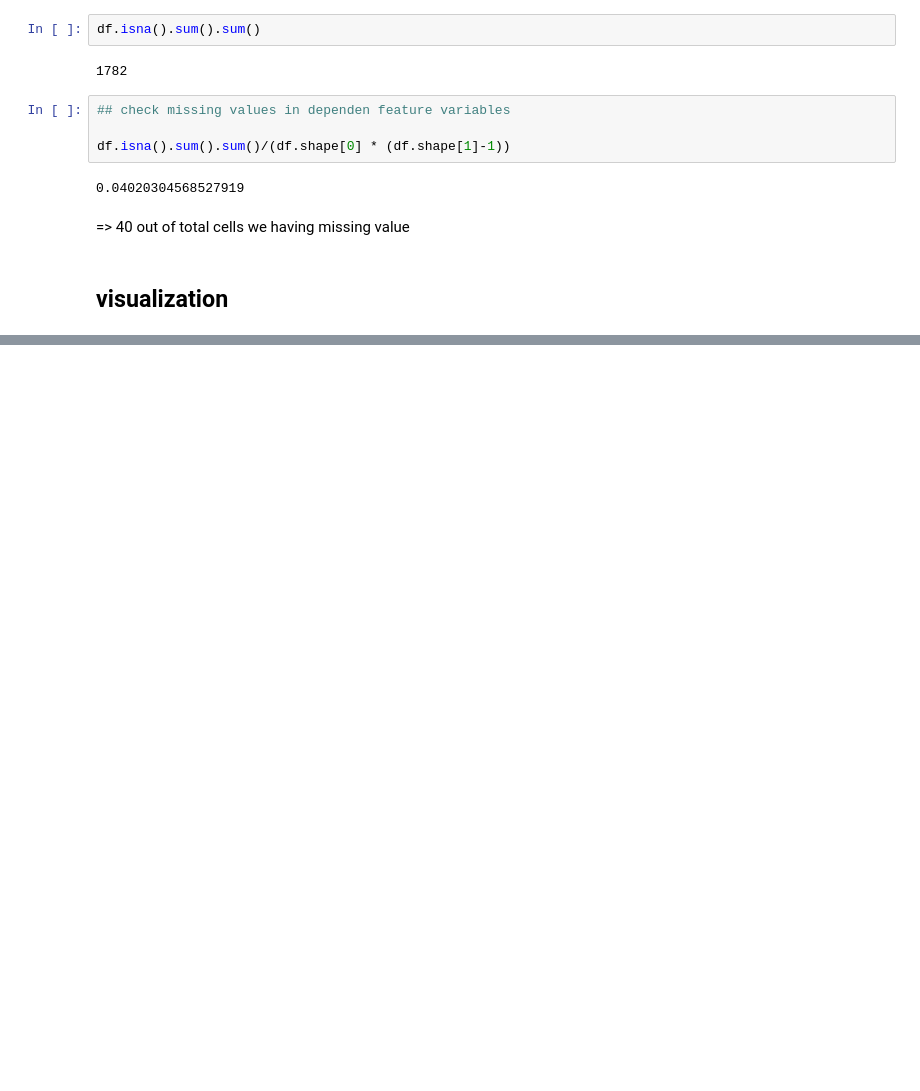
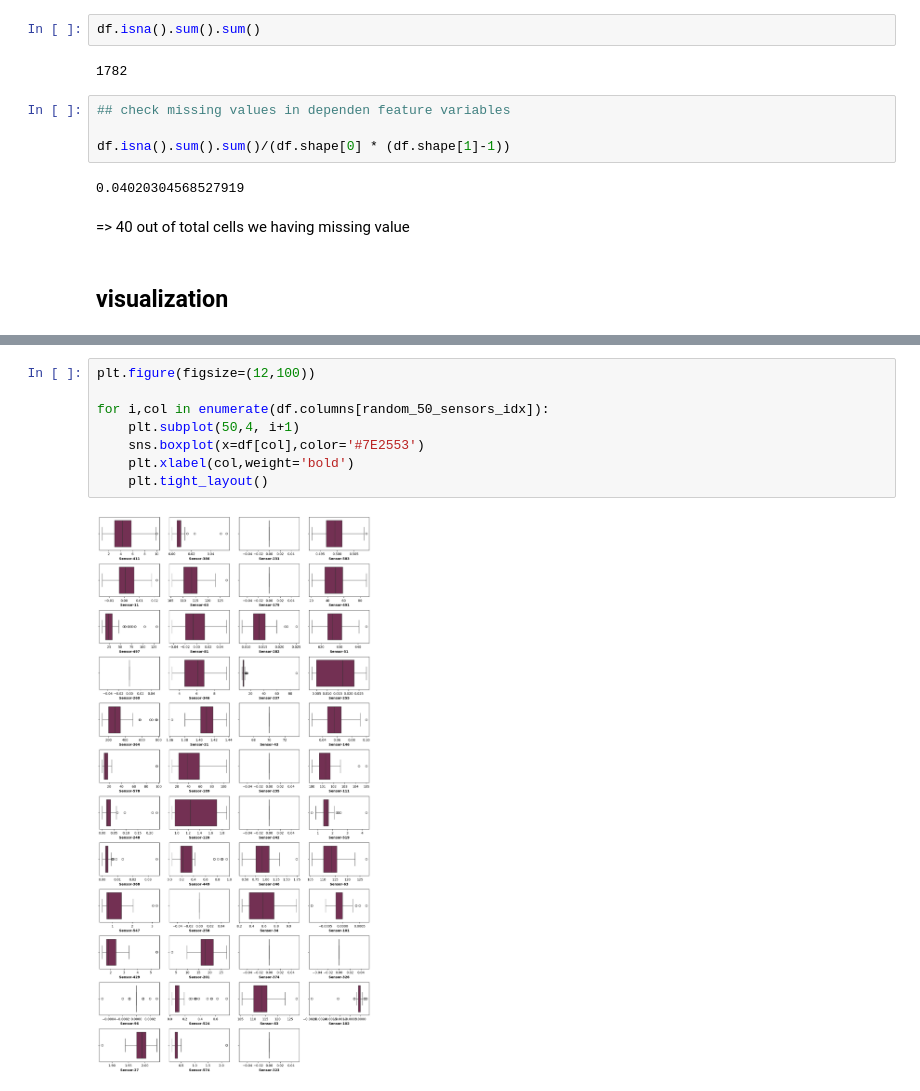
Before and after one commit to arpanchakraborty23/wafer-fault-detaction, a Jupyter notebook: notebooks/EDA.ipynb, the cells around one changed output, grey strips where cells are left out. Drawn from its saved outputs; the diff is of its cells as text; blank space fills up the shorter version.

```diff
--- a/notebooks/EDA.ipynb
+++ b/notebooks/EDA.ipynb
@@ -154,0 +193,10 @@ for i,col in enumerate(df.columns[1:61]):
+# %%
+plt.figure(figsize=(12,100))
+
+for i,col in enumerate(df.columns[random_50_sensors_idx]):
+    plt.subplot(50,4, i+1)
+    sns.boxplot(x=df[col],color='#7E2553')
+    plt.xlabel(col,weight='bold')
+    plt.tight_layout()
+# %% [output]
+[figure, added]
```
Also changed, not shown: parts of 58 cells of this notebook.
